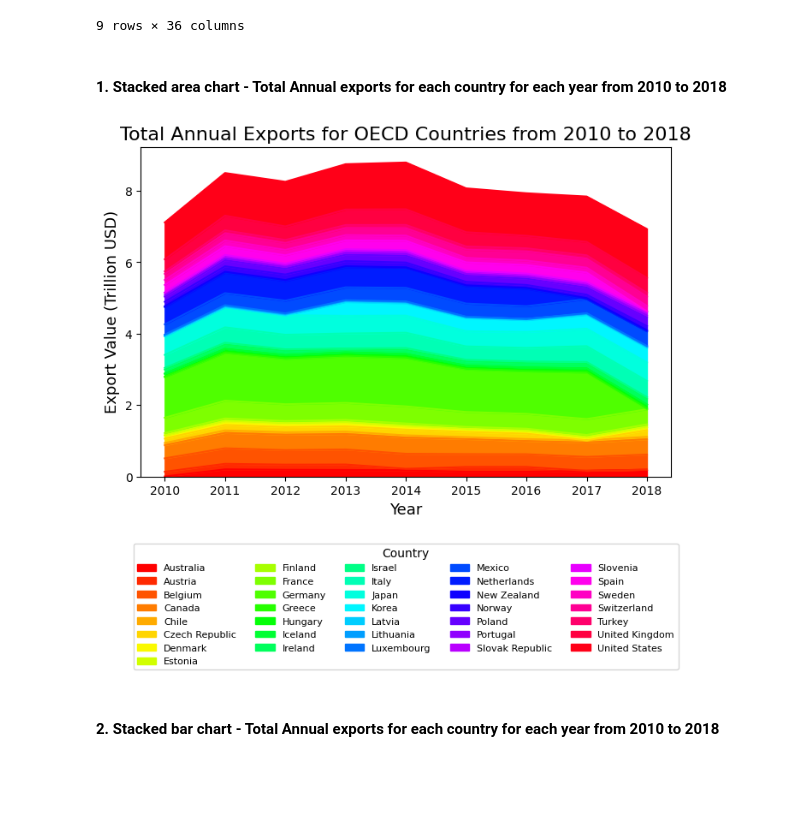
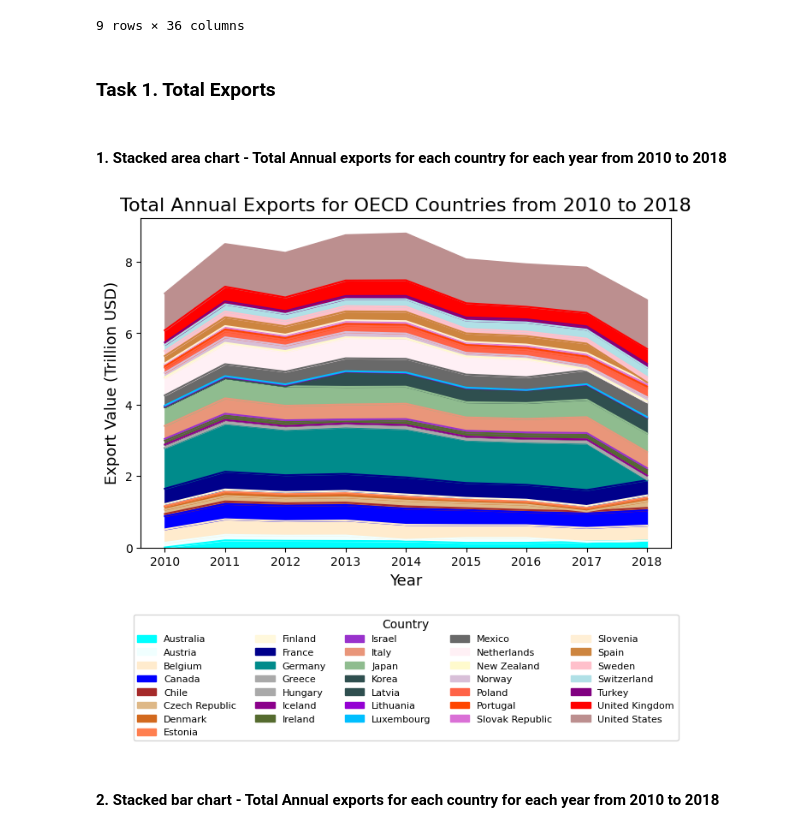
Before and after one commit to binh-mai/RSM371_task3, a Jupyter notebook: RSM371 - A3 - Task 3.ipynb, the cells around one changed output. Drawn from its saved outputs; the diff is of its cells as text; code cells hidden in the pictures; blank space fills up the shorter version.

```diff
--- a/RSM371 - A3 - Task 3.ipynb
+++ b/RSM371 - A3 - Task 3.ipynb
@@ -235,32 +252,34 @@ country_exports
 | 2017 | 0.159232 | 0.000000 | 0.388296 | 0.403712 | 0.060061 | 0.000000 | 0.077903 | 0.014096 | 0.059394 | 0.443440 | ... |
 | 2018 | 0.188721 | 0.000000 | 0.422469 | 0.430343 | 0.066924 | 0.186367 | 0.081503 | 0.016142 | 0.065996 | 0.424284 | ... |
 9 rows × 36 columns
+# %% [markdown]
+### Task 1. Total Exports
 # %% [markdown]
 #### 1. Stacked area chart - Total Annual exports for each country for each year from 2010 to 2018
 # %%
 # Create subplot & adjust sizes
 fig_1_ex, ax = plt.subplots(figsize=(8,5))
 
 # Plot the unstacked exports data (colormap - map each country to a different color)
-country_exports.plot(kind='area', stacked=True, ax=ax, colormap='hsv')
+country_exports.plot(kind='area', stacked=True, ax=ax, colormap=custom_colormap)
 
 # Add titles, labels, legends and adjust fontsize
 ax.set_title('Total Annual Exports for OECD Countries from 2010 to 2018', fontsize=16)
 ax.set_xlabel('Year', fontsize=13)
 ax.set_ylabel('Export Value (Trillion USD)', fontsize=13)
-ax.legend(title='Country', fontsize=8, bbox_to_anchor=(0.5, -0.6), loc='lower center', ncol=5)
+ax.legend(title='Country', fontsize=8, bbox_to_anchor= (0.5, -0.6),loc='lower center', ncol=5)
 
-# Set y-axis starting from 0
+# Set x-axis label horizontally & set y-axis starting from 0
 plt.xticks(rotation=0)
 ax.set_ylim(bottom=0)
 
 # Show the chart
 plt.show()
 
-# Save chart
-fig_1_ex.savefig("exports-stacked-area-chart.png")
+# Save chart & include legend in the in the plotting area (after using bbox_on_anchor)
+fig_1_ex.savefig("exports-stacked-area-chart.png", bbox_inches='tight')
 # %% [output]
-[figure, old version]
+[figure, new version]
 # %% [markdown]
 #### 2. Stacked bar chart - Total Annual exports for each country for each year from 2010 to 2018
 # %%
```
Also changed, not shown: parts of 8 cells of this notebook, 6 other files.
